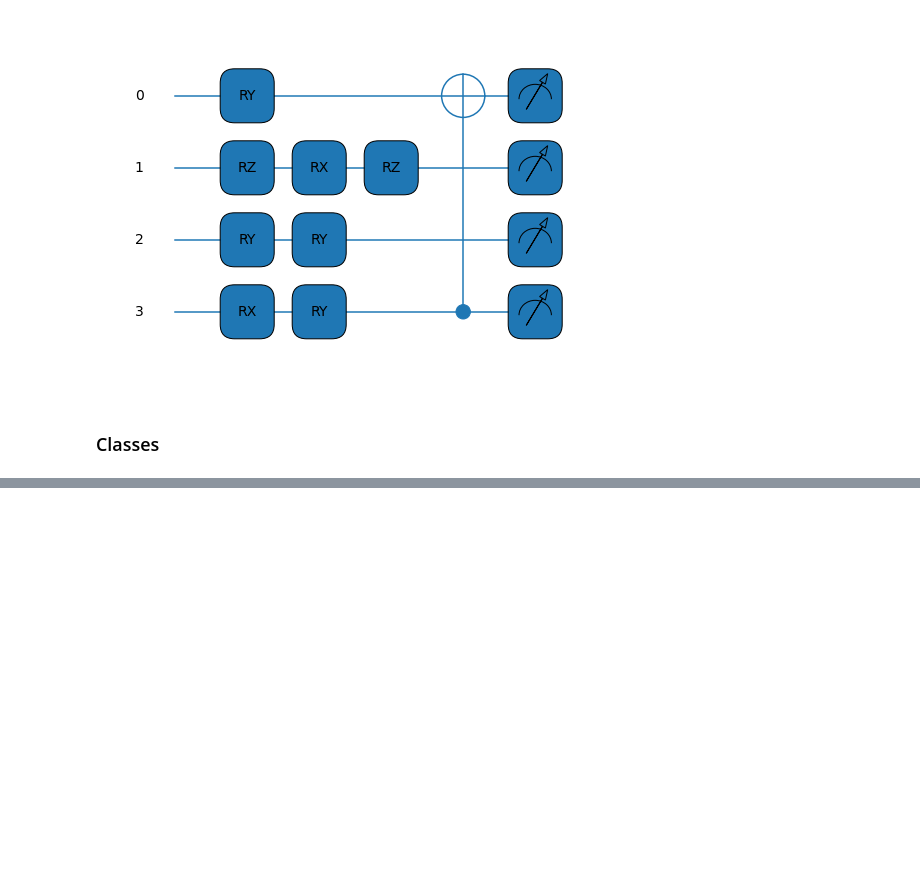
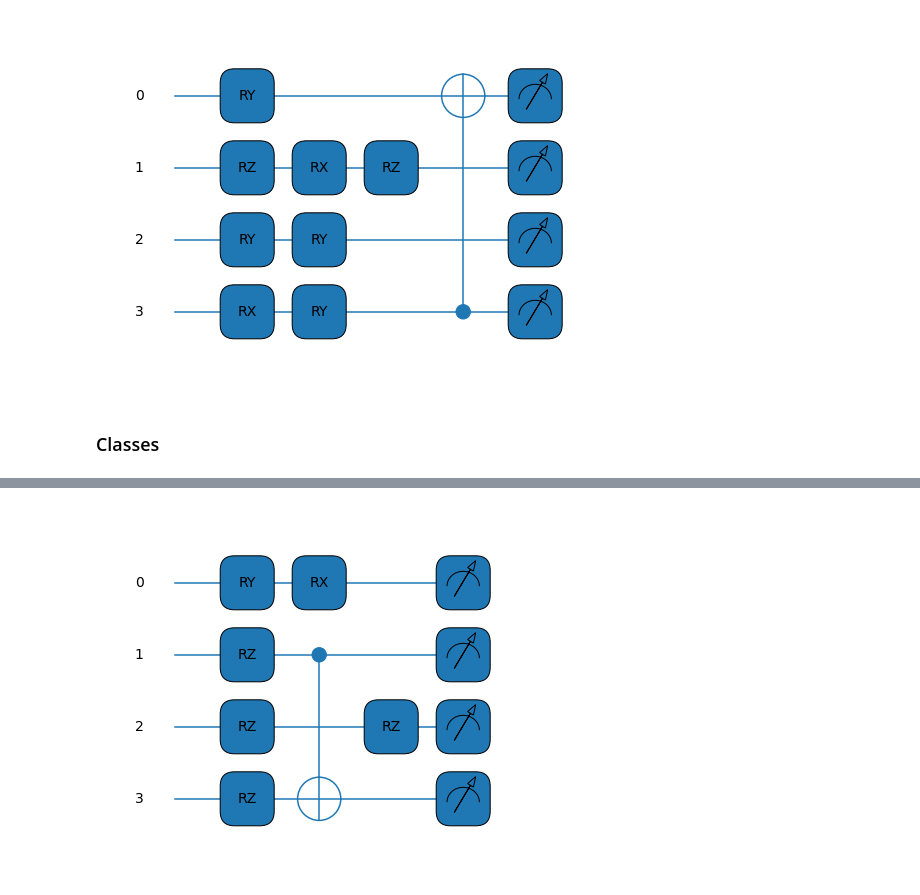
Before and after one commit to Yiyi-Cai/Quantum-Machine-Learning-for-Ansatz-Search, a Jupyter notebook: optimizer_code/ansatz_optimizer.ipynb, the cells around one changed output, grey strips where cells are left out. Cells and saved outputs as stored; diff of their text form; code cells hidden in the pictures; blank space fills up the shorter version.

```diff
--- a/optimizer_code/ansatz_optimizer.ipynb
+++ b/optimizer_code/ansatz_optimizer.ipynb
@@ -534,7 +519,6 @@ class Population:
         self.least_fittest = None
 
     def fill_population(self, pop_size, target, num_one_gates, num_two_gates, max_moments, n_qubits):
-
         for i in range(pop_size):
             unique = True
             random_tensor = generate_random_tensor(n_qubits, num_one_gates, num_two_gates, max_moments)
@@ -564,6 +548,7 @@ class Population:
         self.update()
 
     def get_fittest_fitness(self):
+        self.update()
         return self.fittest.get_fitness()
 
     def remove_circuit(self, circuit):
@@ -582,8 +567,9 @@ class Population:
     def train_all(self):
         start_time = time.time()
         procs = []
-        for circuit in self.individuals:
-            proc = mp.Process(target=circuit.train_fitness())
+        for i in range(len(self.individuals)):
+            circuit = self.individuals[i]
+            proc = mp.Process(target=circuit.train_fitness(order=i))
             procs.append(proc)
             proc.start()
 
@@ -880,6 +851,6 @@ class CircuitOptimizer:
             curr_moment[target_q-1][two_gates_idx+1] = new_qubit+1
         qubits_options.remove(new_qubit)
 # %%
-max_moments = 2
+max_moments = 4
 num_one_gates = 3
 num_two_gates = 1
@@ -885,0 +863,29 @@ num_two_gates = 1
+# %%
+pop_size = 20
+opt1 = CircuitOptimizer(pop_size, probability_pt, num_one_gates, num_two_gates, max_moments, n_qubits)
+prior_fittest = opt1.population.fittest
+prior_fitness = opt1.population.fittest.get_fitness()
+overall_max_fit = curr_max_fit
+overall_max_fitness = curr_max_fitness
+
+for i in range(5):
+    opt1.generation += 1
+    opt1.selection()
+    opt1.crossover()
+
+    for i in range(4):
+        if random.random() < 0.7:
+            opt1.mutate()
+
+    opt1.train_offsprings()
+    opt1.print_info()
+
+    opt1.add_offsprings()
+
+    curr_max_fit = opt1.population.fittest
+    curr_max_fitness = opt1.population.fittest.get_fitness()
+    if curr_max_fitness == prior_fitness and not curr_max_fit.tensor == prior_fittest.tensor:
+        break
+    else:
+        prior_fittest = curr_max_fit
+        prior_fitness = curr_max_fitness
@@ -885,0 +905,4 @@ num_two_gates = 1
+# %%
+prior_fittest.draw()
+# %% [output]
+[figure, added]
```
Also changed, not shown: parts of 11 cells of this notebook, 3 other files.
